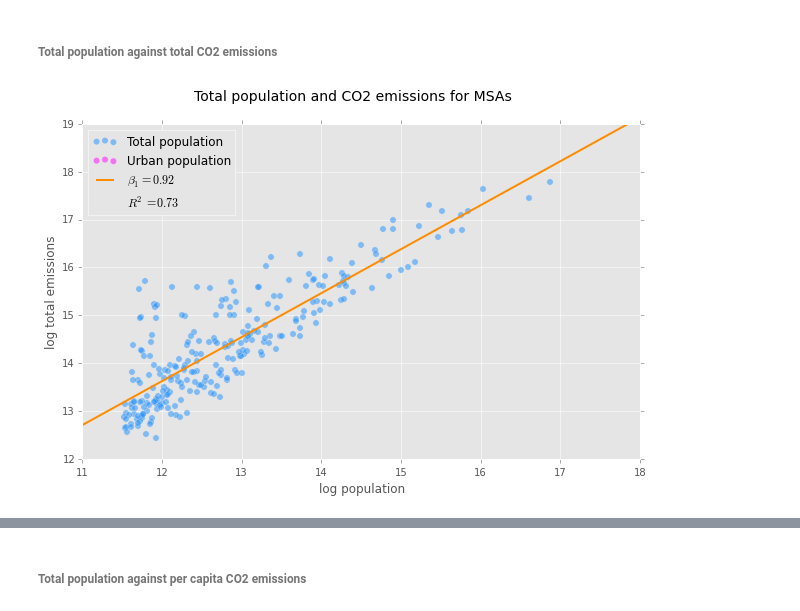
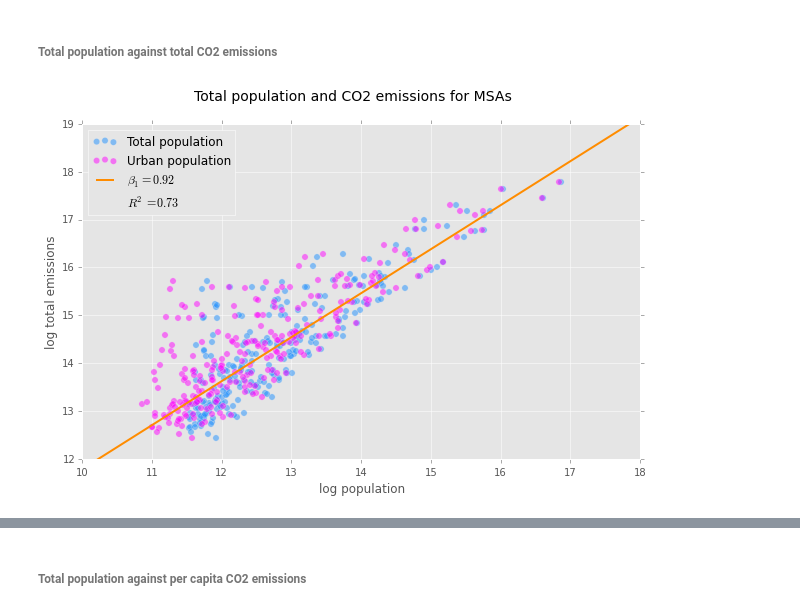
Before and after one commit to pvarsh/foundations-a4, a Jupyter notebook: assignment-4.ipynb, the cells around one changed output, grey strips where cells are left out. Cells and saved outputs as stored; diff of their text form; code cells hidden in the pictures.

```diff
--- a/assignment-4.ipynb
+++ b/assignment-4.ipynb
@@ -328,13 +332,13 @@ scatter1 = ax1.scatter(np.log(mt.pop_total),
             alpha = 0.5,
             label = "MSA")
 
-# scatter1_1 = ax1.scatter(np.log(mt.pop_urban),
-#             np.log(mt.co2_total),
-#             c = "magenta",
-#             lw = None,
-#             s = 40,
-#             alpha = 0.5,
-#             label = "MSA")
+scatter1_1 = ax1.scatter(np.log(mt.pop_urban),
+            np.log(mt.co2_total),
+            c = "magenta",
+            lw = None,
+            s = 40,
+            alpha = 0.5,
+            label = "MSA")
 
 ### Get x and y lims
 xmin, xmax = ax1.get_xlim()
@@ -342,34 +346,34 @@ ymin, ymax = ax1.get_ylim()
 
 ### Regression
 # Design matrix
 y = np.log(mt.co2_total)
 ones = np.ones(mt.shape[0])
 X = np.column_stack((ones, np.log(mt.pop_total)))
 
 # Fit model
 mod1 = sm.OLS(y, X).fit()
 
 ### Plot regression line
 x = np.linspace(xmin, xmax)
 y = mod1.params[0] + mod1.params[1] * x
 regression_label = r'$\beta_1 = %2.2f$' %mod1.params[1]
 line1, = ax1.plot(x, y, c = 'darkorange', lw = 2, label = regression_label)
 #line1, = ax1.plot(x, y, c = 'darkorange', lw = 2, label = regression_label)
 
 
 # Set x and y lims
 ax1.set_xlim(xmin, xmax)
 ax1.set_ylim(ymin, ymax)
 
 # Legend
 extra = ptch.Rectangle((0, 0), 1, 1, fc="w", fill=False, edgecolor='none', linewidth=0)
 rsq = r'$R^2 = %2.2f$' %mod1.rsquared
 ax1.legend((scatter1, scatter1_1, line1, extra), ("Total population", "Urban population", regression_label, rsq), loc = 2)
 
 # Show
 plt.show()
 # %% [output]
-[figure, old version]
+[figure, new version]
 # %%
 print mod1.summary()
 # %% [output]
```
Also changed, not shown: parts of 15 cells of this notebook.
